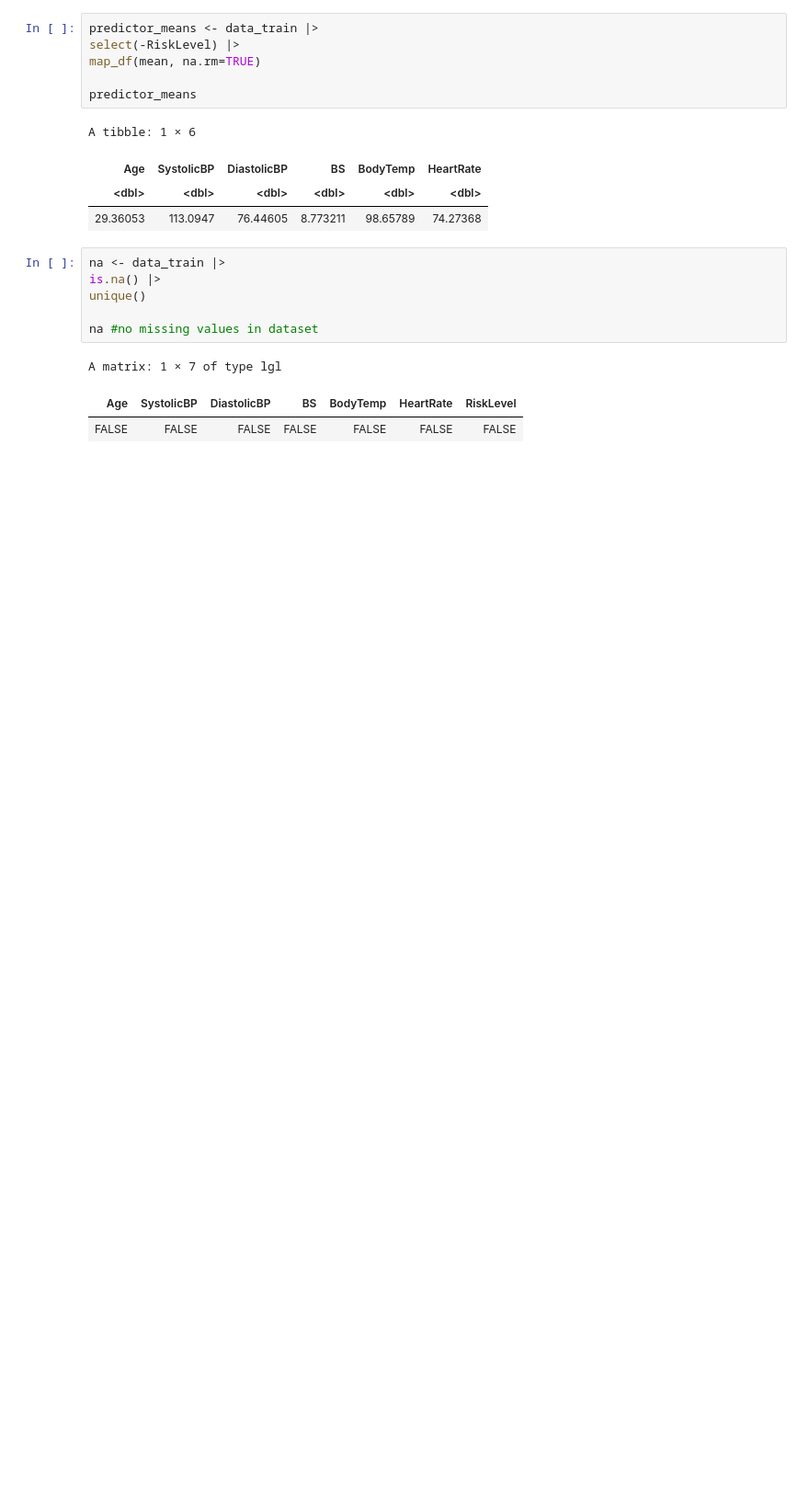
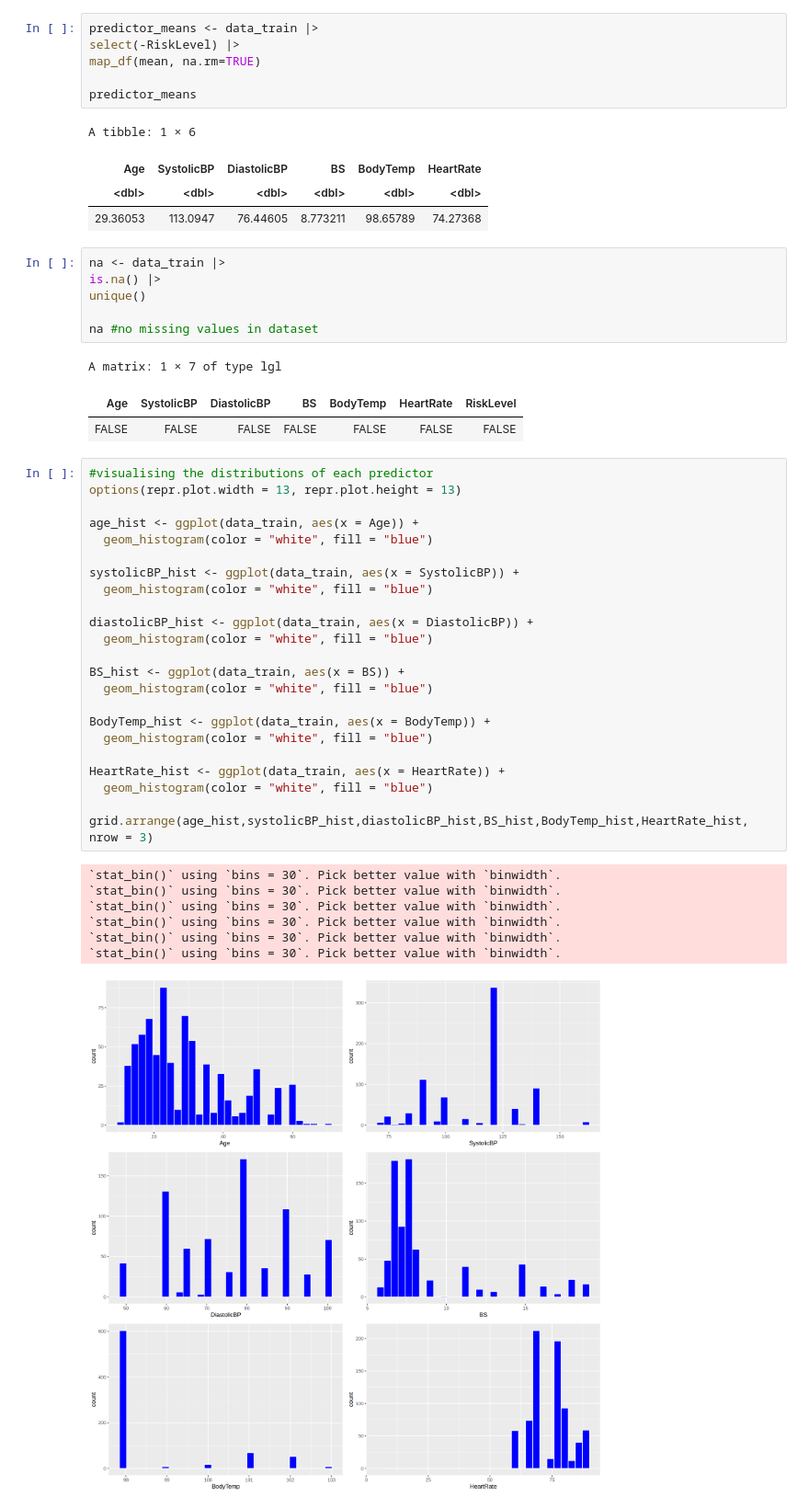
Before and after one commit to aaronardenma/Maternal-Health-Risk-Classifier-Model, a Jupyter notebook: Group_Proposal.ipynb, the cells around one changed output. Shown at 92% size. Cells and saved outputs as stored; diff of their text form; blank space fills up the shorter version.

Commit message:
Added visualisations for each predictor

```diff
--- a/Group_Proposal.ipynb
+++ b/Group_Proposal.ipynb
@@ -154,3 +143,34 @@ na #no missing values in dataset
 A matrix: 1 × 7 of type lgl
 | Age | SystolicBP | DiastolicBP | BS | BodyTemp | HeartRate | RiskLevel |
 | FALSE | FALSE | FALSE | FALSE | FALSE | FALSE | FALSE |
+# %%
+#visualising the distributions of each predictor
+options(repr.plot.width = 13, repr.plot.height = 13)
+
+age_hist <- ggplot(data_train, aes(x = Age)) +
+  geom_histogram(color = "white", fill = "blue")
+
+systolicBP_hist <- ggplot(data_train, aes(x = SystolicBP)) +
+  geom_histogram(color = "white", fill = "blue")
+
+diastolicBP_hist <- ggplot(data_train, aes(x = DiastolicBP)) +
+  geom_histogram(color = "white", fill = "blue")
+
+BS_hist <- ggplot(data_train, aes(x = BS)) +
+  geom_histogram(color = "white", fill = "blue")
+
+BodyTemp_hist <- ggplot(data_train, aes(x = BodyTemp)) +
+  geom_histogram(color = "white", fill = "blue")
+
+HeartRate_hist <- ggplot(data_train, aes(x = HeartRate)) +
+  geom_histogram(color = "white", fill = "blue")
+
+grid.arrange(age_hist,systolicBP_hist,diastolicBP_hist,BS_hist,BodyTemp_hist,HeartRate_hist, nrow = 3)
+# %% [output]
+`stat_bin()` using `bins = 30`. Pick better value with `binwidth`.
+`stat_bin()` using `bins = 30`. Pick better value with `binwidth`.
+`stat_bin()` using `bins = 30`. Pick better value with `binwidth`.
+`stat_bin()` using `bins = 30`. Pick better value with `binwidth`.
+`stat_bin()` using `bins = 30`. Pick better value with `binwidth`.
+`stat_bin()` using `bins = 30`. Pick better value with `binwidth`.
+[figure, added]
```
Also changed, not shown: parts of 2 cells of this notebook.
